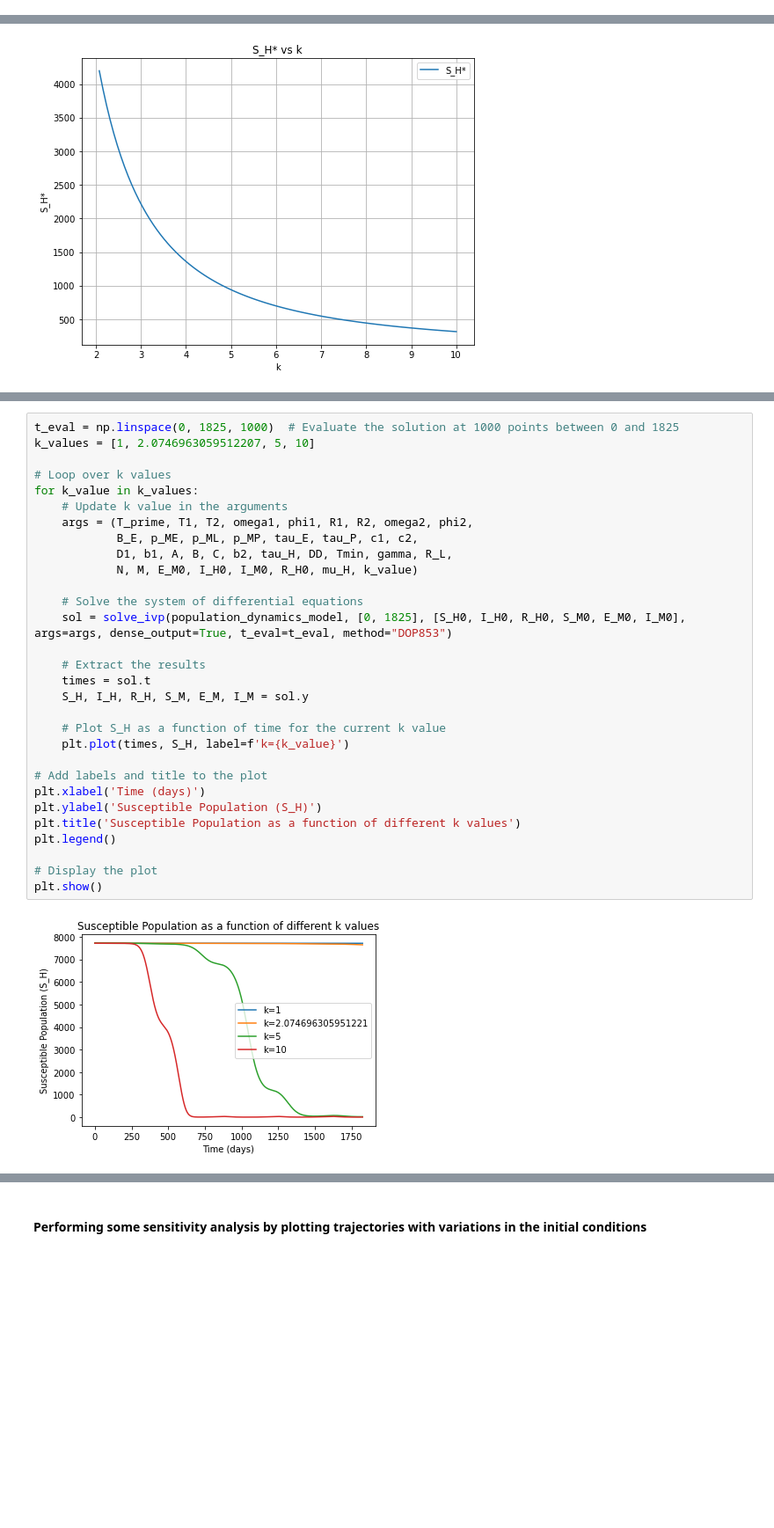
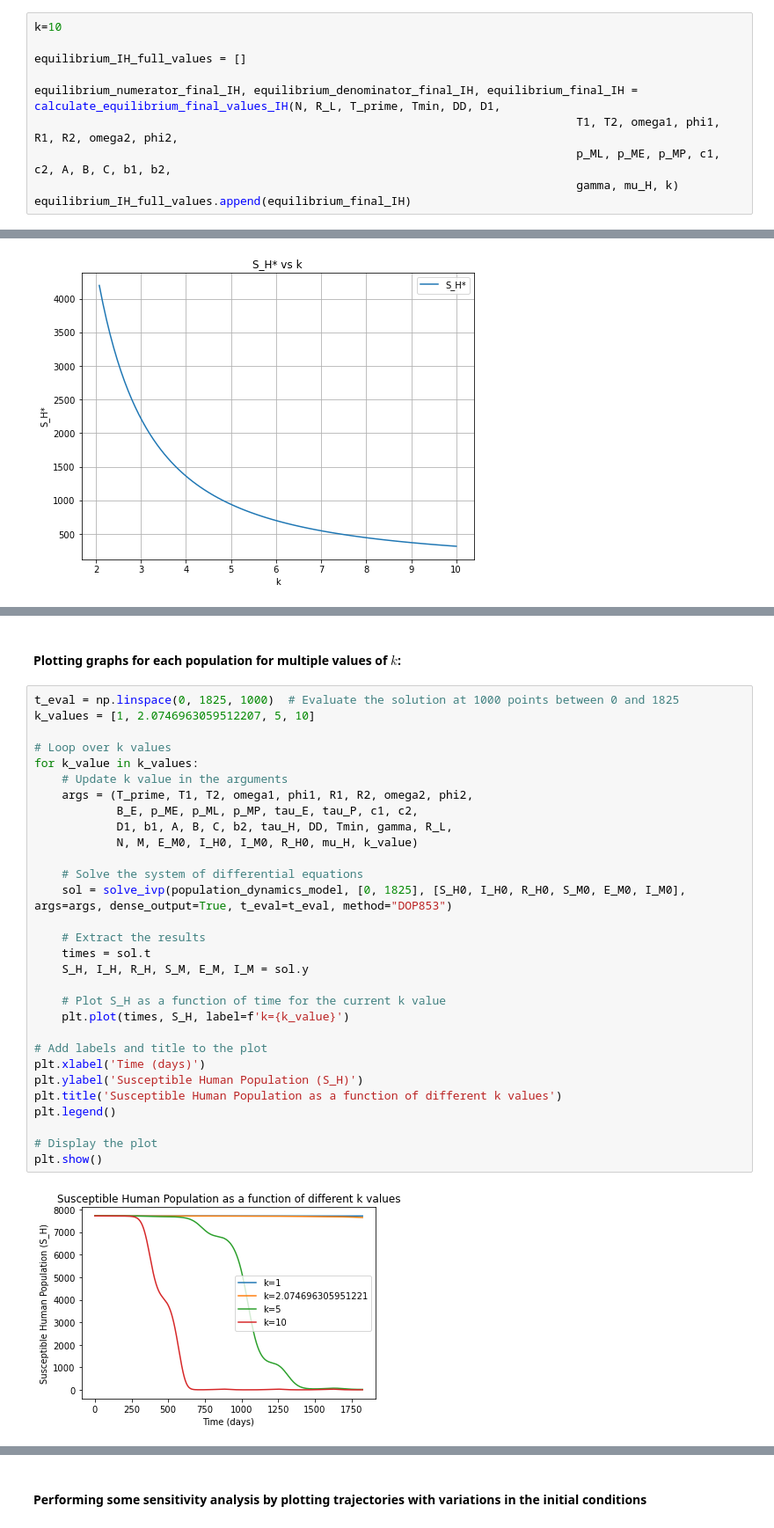
Before and after one commit to RaphaLevy/Undergraduate_Dissertation, a Jupyter notebook: modeling_files/Plotting_Equilibriums.ipynb, the cells around one changed output, grey strips where cells are left out. Shown at 88% size. Drawn from its saved outputs; the diff is of its cells as text; blank space fills up the shorter version.

```diff
--- a/modeling_files/Plotting_Equilibriums.ipynb
+++ b/modeling_files/Plotting_Equilibriums.ipynb
@@ -245,3 +245,13 @@ plt.grid(True)
 plt.show()
 # %% [output]
 [figure]
+# %%
+k=10
+
+equilibrium_IH_full_values = []
+
+equilibrium_numerator_final_IH, equilibrium_denominator_final_IH, equilibrium_final_IH = calculate_equilibrium_final_values_IH(N, R_L, T_prime, Tmin, DD, D1,
+                                                                               T1, T2, omega1, phi1, R1, R2, omega2, phi2,
+                                                                               p_ML, p_ME, p_MP, c1, c2, A, B, C, b1, b2,
+                                                                               gamma, mu_H, k)
+equilibrium_IH_full_values.append(equilibrium_final_IH)
@@ -336,35 +364,37 @@ plt.show()
+# %% [markdown]
+#### Plotting graphs for each population for multiple values of $k$:
 # %%
 t_eval = np.linspace(0, 1825, 1000)  # Evaluate the solution at 1000 points between 0 and 1825
 k_values = [1, 2.0746963059512207, 5, 10]
 
 # Loop over k values
 for k_value in k_values:
     # Update k value in the arguments
     args = (T_prime, T1, T2, omega1, phi1, R1, R2, omega2, phi2,
             B_E, p_ME, p_ML, p_MP, tau_E, tau_P, c1, c2,
             D1, b1, A, B, C, b2, tau_H, DD, Tmin, gamma, R_L,
             N, M, E_M0, I_H0, I_M0, R_H0, mu_H, k_value)
 
     # Solve the system of differential equations
     sol = solve_ivp(population_dynamics_model, [0, 1825], [S_H0, I_H0, R_H0, S_M0, E_M0, I_M0], args=args, dense_output=True, t_eval=t_eval, method="DOP853")
 
     # Extract the results
     times = sol.t
     S_H, I_H, R_H, S_M, E_M, I_M = sol.y
 
     # Plot S_H as a function of time for the current k value
     plt.plot(times, S_H, label=f'k={k_value}')
 
 # Add labels and title to the plot
 plt.xlabel('Time (days)')
-plt.ylabel('Susceptible Population (S_H)')
-plt.title('Susceptible Population as a function of different k values')
+plt.ylabel('Susceptible Human Population (S_H)')
+plt.title('Susceptible Human Population as a function of different k values')
 plt.legend()
 
 # Display the plot
 plt.show()
 # %% [output]
-[figure, old version]
+[figure, new version]
 # %%
 k_values = [1, 2.0746963059512207, 5, 10]
 
```
Also changed, not shown: parts of 8 cells of this notebook.
